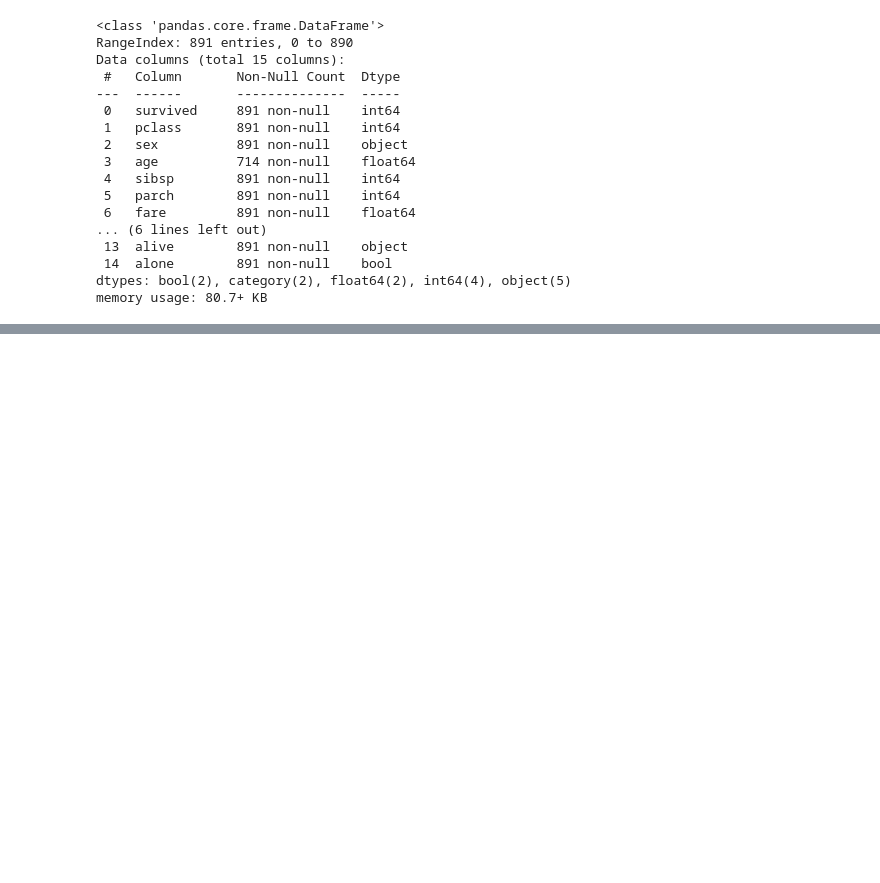
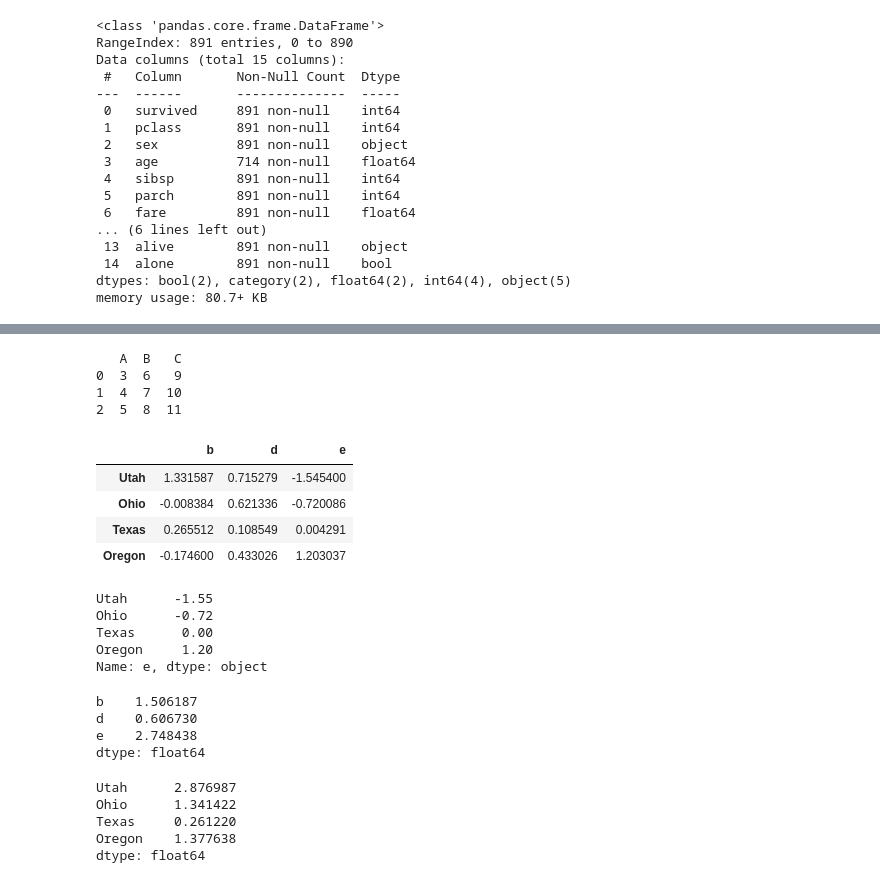
Before and after one commit to wjsghk1267/kita_2404, a Jupyter notebook: m03_분석 라이브러리/pandas_2_연산.ipynb, the cells around one changed output, grey strips where cells are left out. Drawn from its saved outputs; the diff is of its cells as text; code cells hidden in the pictures; blank space fills up the shorter version.

```diff
--- a/m03_분석 라이브러리/pandas_2_연산.ipynb
+++ b/m03_분석 라이브러리/pandas_2_연산.ipynb
@@ -320,0 +624,30 @@ memory usage: 80.7+ KB
+# %%
+# applymap 함수는 DataFrame에만 적용되며, 각 요소에 함수를 적용
+# 예제  DataFrame 생성
+df = pd.DataFrame({
+    'A': [1, 2, 3],
+    'B': [4, 5, 6],
+    'C': [7, 8, 9]
+})
+
+# 각 요소에 2를 더하는 함수
+df_applymapped = df.applymap(lambda x: x +2)
+print(df_applymapped)
+# %% [output]
+   A  B   C
+0  3  6   9
+1  4  7  10
+2  5  8  11
+# %%
+import numpy as np
+# 함수 적용과 매핑
+np.random.seed(10)
+frame = pd.DataFrame(np.random.randn(4,3),columns=list('bde'),
+                    index = ['Utah','Ohio','Texas','Oregon'])
+frame
+# %% [output]
+|  | b | d | e |
+| Utah | 1.331587 | 0.715279 | -1.545400 |
+| Ohio | -0.008384 | 0.621336 | -0.720086 |
+| Texas | 0.265512 | 0.108549 | 0.004291 |
+| Oregon | -0.174600 | 0.433026 | 1.203037 |
@@ -320,0 +656,26 @@ memory usage: 80.7+ KB
+# %%
+# map 함수는 series에만 적용
+frame['e'].map(format)
+# %% [output]
+Utah      -1.55
+Ohio      -0.72
+Texas      0.00
+Oregon     1.20
+Name: e, dtype: object
+# %%
+f = lambda x: x.max() - x.min()
+frame.apply(f)
+# %% [output]
+b    1.506187
+d    0.606730
+e    2.748438
+dtype: float64
+# %%
+# 각 로우에 대해서 한 번씩 수행
+frame.apply(f,axis='columns')
+# %% [output]
+Utah      2.876987
+Ohio      1.341422
+Texas     0.261220
+Oregon    1.377638
+dtype: float64
```
Also changed, not shown: parts of 38 cells of this notebook.
